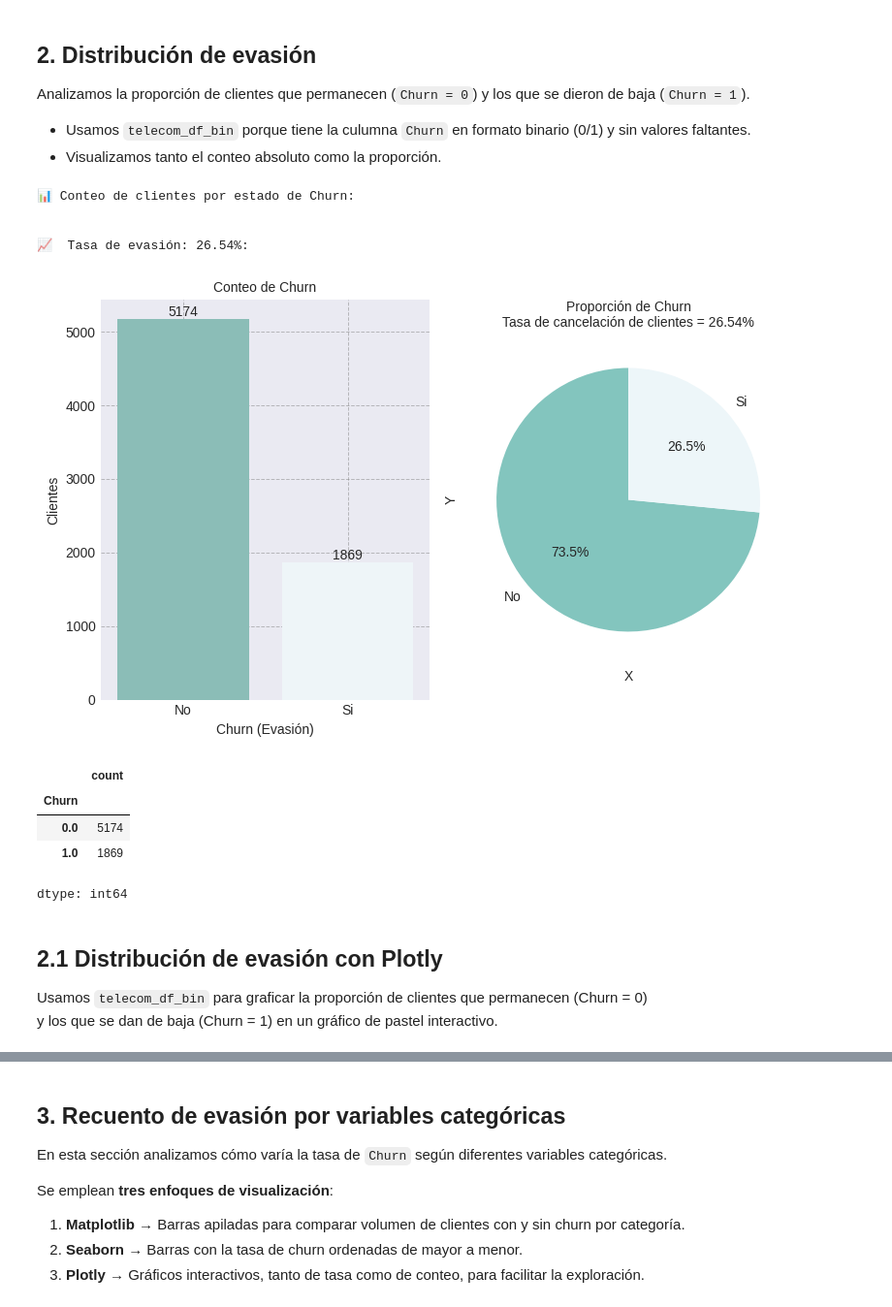
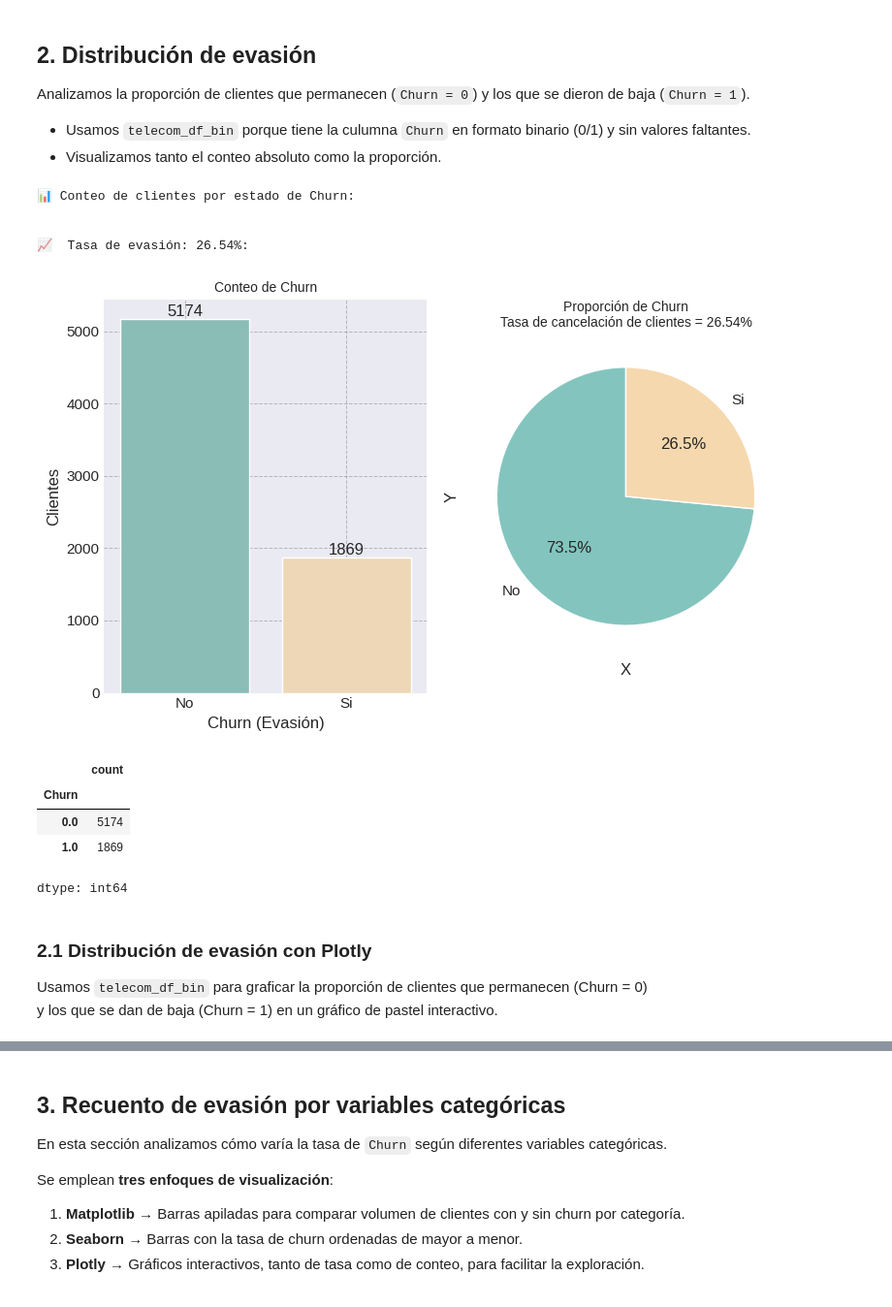
Before and after one commit to AMG-AA/challenge-TelecomX-ETL, a Jupyter notebook: notebooks/03_data_analysys.ipynb, the cells around one changed output, grey strips where cells are left out. Shown at 97% size. Drawn from its saved outputs; the diff is of its cells as text; code cells hidden in the pictures.

```diff
--- a/notebooks/03_data_analysys.ipynb
+++ b/notebooks/03_data_analysys.ipynb
@@ -158,36 +158,37 @@ plt.style.use('seaborn-v0_8-darkgrid')
 plt.xlabel('X', family='sans-serif')
 plt.ylabel('Y', family='sans-serif')
 plt.grid()
-coloors = ["#83c5be","#edf6f9"]
+coloors = ["#83c5be","#F6D8AE"]
 
 # Conteo
 sns.countplot(x='Churn', hue='Churn', data=df_bin, ax=ax[0],
               palette=coloors, legend=False)
 ax[0].set_title('Conteo de Churn', fontsize=10)
 ax[0].bar_label(ax[0].containers[0])
 ax[0].bar_label(ax[0].containers[1])
 ax[0].set_xlabel('Churn (Evasión)')
 ax[0].set_ylabel('Clientes')
 
 ax[0].set_xticks([0, 1])  # Fijar los ticks en las posiciones 0 y 1
 ax[0].set_xticklabels(['No', 'Si'])
 ax[0].grid(color='gray', linestyle='--', linewidth=0.7, alpha=0.5)
 
 
 # Proporcion
 
 ax[1].pie(churn_counts, labels=['No', 'Si'], autopct='%1.1f%%',
           colors=coloors, startangle=90)
 ax[1].set_title(f'Proporción de Churn\nTasa de cancelación de clientes = {churn_rate:.2%}', fontsize=10)
 
 plt.tight_layout()
+plt.savefig("/content/drive/MyDrive/challenge-TelecomX-ETL/src/graficos/conteo_ctes_churn.png", dpi=300, bbox_inches="tight")
 plt.show()
 # %% [output]
 📊 Conteo de clientes por estado de Churn:
 
 
 📈  Tasa de evasión: 26.54%:
-[figure, old version]
+[figure, new version]
 # %%
 df_bin['Churn'].value_counts()
 # %% [output]
@@ -197,7 +198,7 @@ df_bin['Churn'].value_counts()
 | 1.0 | 1869 |
 dtype: int64
 # %% [markdown]
-## 2.1 Distribución de evasión con Plotly
+### 2.1 Distribución de evasión con Plotly
 
 Usamos `telecom_df_bin` para graficar la proporción de clientes que permanecen (Churn = 0)
 y los que se dan de baja (Churn = 1) en un gráfico de pastel interactivo.
```
Also changed, not shown: parts of 52 cells of this notebook, 13 other files.
